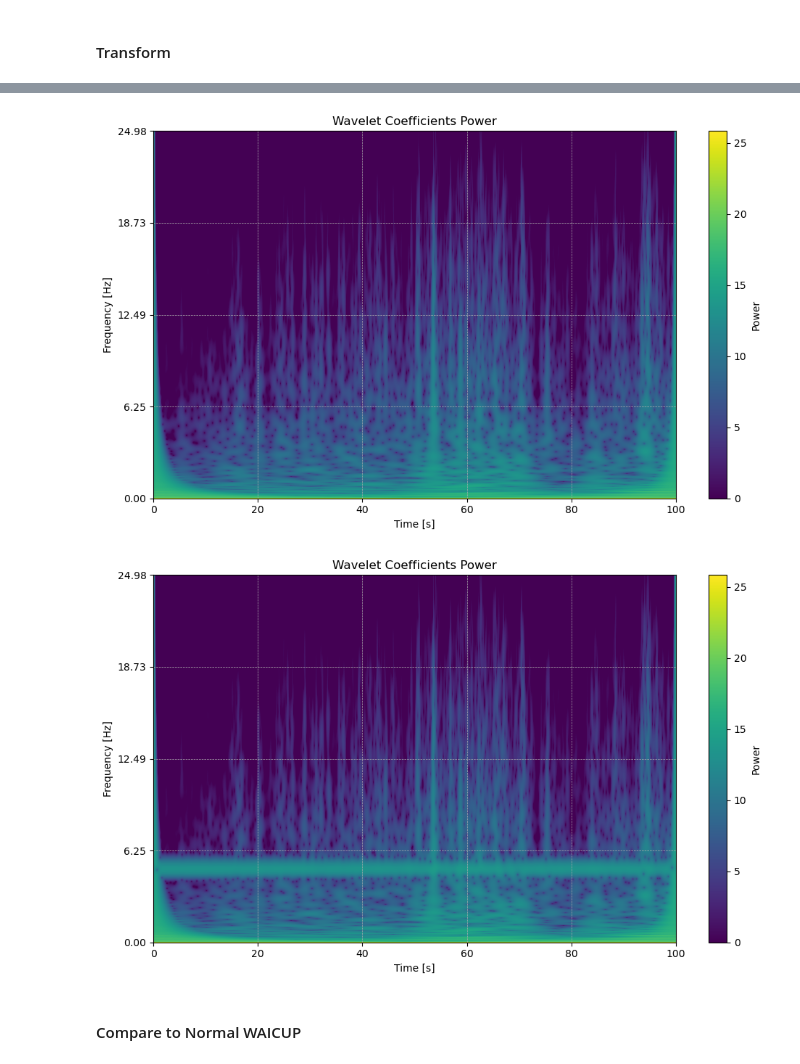
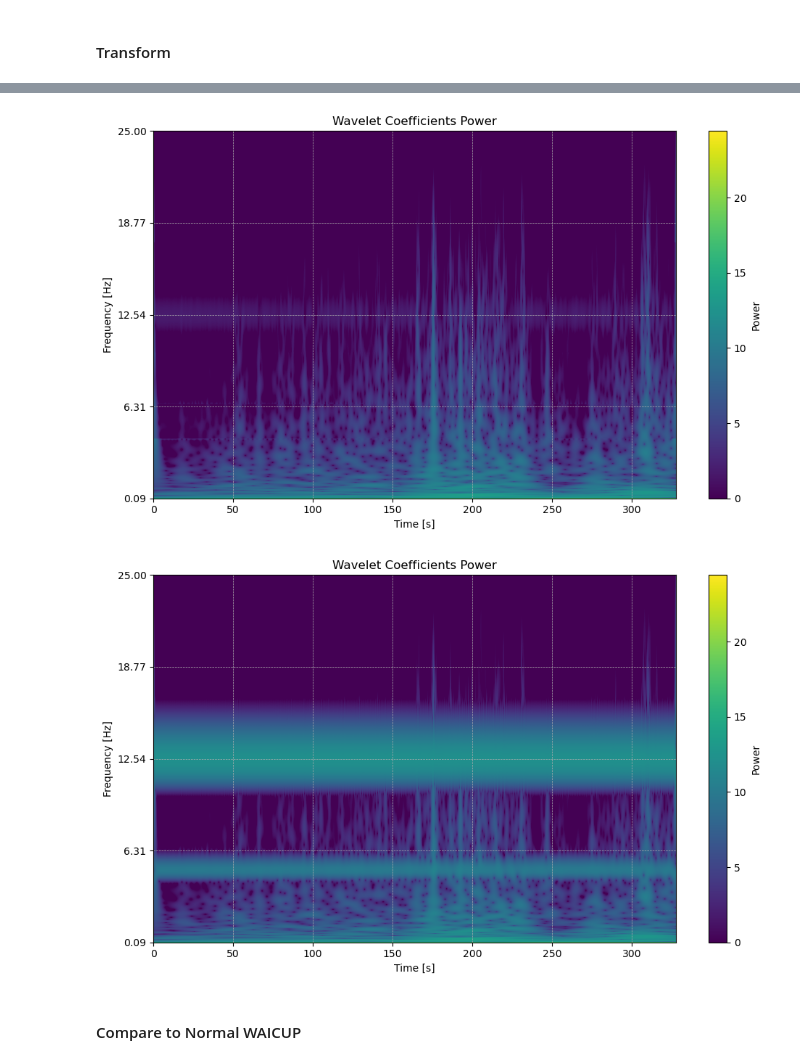
Before and after one commit to aphoffmann/InvertibleWavelets, a Jupyter notebook: WAICUP_TEST.ipynb, the cells around one changed output, grey strips where cells are left out. Saved outputs shown, nothing was run; the diff lists cells and outputs as text; code cells hidden in the pictures.

```diff
--- a/WAICUP_TEST.ipynb
+++ b/WAICUP_TEST.ipynb
@@ -14,9 +14,10 @@ data = np.load("data.npy")
 sample_rate = 50.0                          # 50 Hz sampling rate
 num_samples = data.shape[-1]                # 5000 samples
 t = np.arange(num_samples) / sample_rate    # time array
-B1 = data + 10 *np.sin(2 * np.pi * 5 * t) #+ 50 * signal.square(2 * np.pi * 12.5 * t)
-B2 = data + 40 *np.sin(2 * np.pi * 5 * t) #+ 10*signal.square(2 * np.pi * 12.5 * t)
+B1 = data + 10 *np.sin(2 * np.pi * 5 * t) + 50 * np.sin(2 * np.pi * 12.5 * t)
+B2 = data + 40 *np.sin(2 * np.pi * 5 * t) + 10*np.sin(2 * np.pi * 12.5 * t)
 B = np.vstack((B1,B2))
+
 print(B.shape)
 # %% [output]
 (2, 5000)
@@ -27,6 +28,8 @@ print(B.shape)
 transform = Transform(
     data=data,
     fs = sample_rate,
-    wavelet=Cauchy(),
-    pad_method=None, # Padding method for the convolution calls np.pad. Set to None if no padding
+    wavelet=Morlet(1,10),
+    #pad_method=None, # Padding method for the convolution calls np.pad. Set to None if no padding
+    Mc = 1
 )
+transform.enforce_orthagonality()
@@ -72,9 +127,9 @@ print(k_hat_real.shape)
 # %%
-transform.power_scalogram(w_clean, vmin=0)
-transform.power_scalogram(w1,vmin=0)
+transform.scalogram(w_clean, vmin=0)
+transform.scalogram(w1,vmin=0)
 # %% [output]
-[figure, old version]
+[figure, new version]
-[figure, old version]
+[figure, new version]
 # %% [markdown]
 #### Compare to Normal WAICUP
 # %%
```
Also changed, not shown: parts of 14 cells of this notebook, 3 other files.
